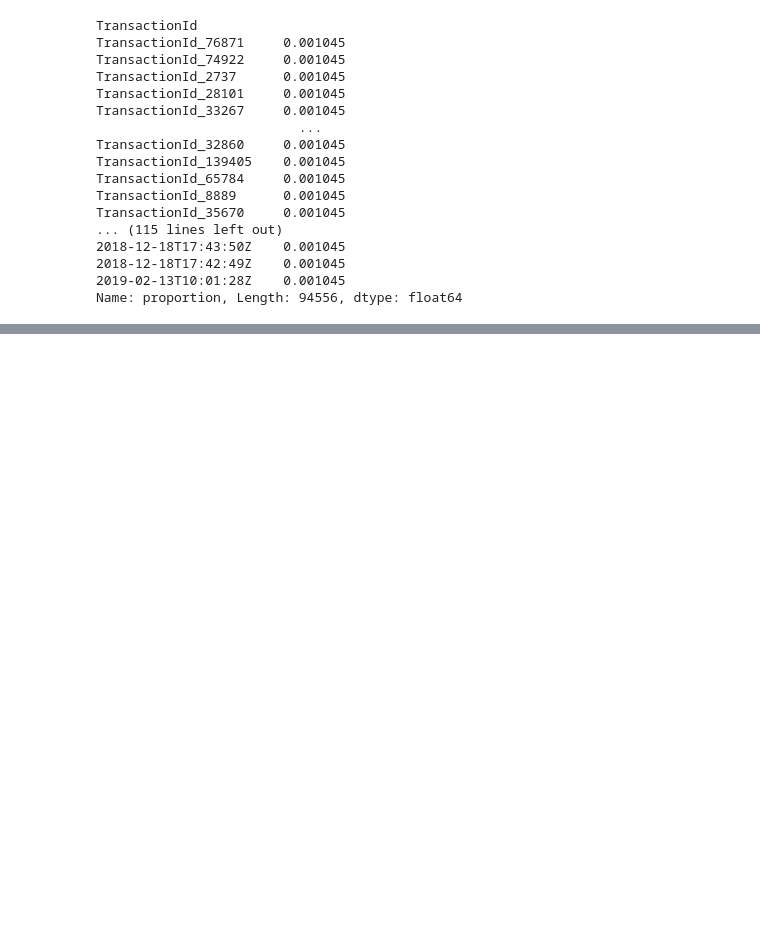
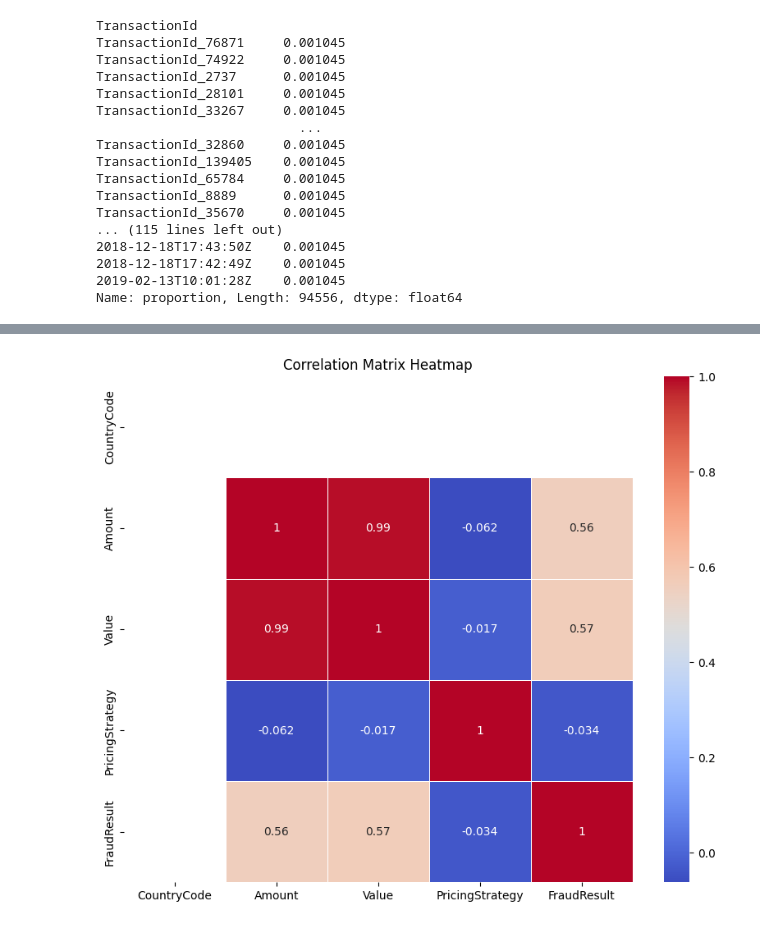
Before and after one commit to davekindea/week6, a Jupyter notebook: notebooks/task1.ipynb, the cells around one changed output, grey strips where cells are left out. Cells and saved outputs as stored; diff of their text form; code cells hidden in the pictures; blank space fills up the shorter version.

```diff
--- a/notebooks/task1.ipynb
+++ b/notebooks/task1.ipynb
@@ -171,10 +171,11 @@ Outliers based on IQR method:
 # %%
 num_cols = ["int64", "float64"]
 numerical_cols = []
-
+num_col=pd.DataFrame({})
 for col in data.columns:
     if data[col].dtype.name in num_cols:  # Access the dtype of the column correctly
         numerical_cols.append(col)
+        num_col[col]=data[col]
 
 print("Numerical columns:", numerical_cols)
 # %% [output]
@@ -281,0 +265,9 @@ dtype: object
+# %%
+
+correlation_matrix = num_col.corr()
+plt.figure(figsize=(10,8))
+sns.heatmap(correlation_matrix, annot=True, cmap='coolwarm', linewidths=0.5)
+plt.title('Correlation Matrix Heatmap')
+plt.show()
+# %% [output]
+[figure, added]
```
Also changed, not shown: parts of 5 cells of this notebook.
